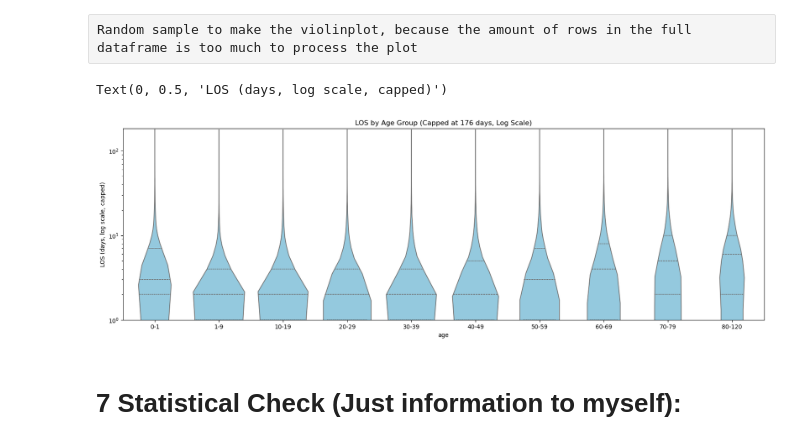
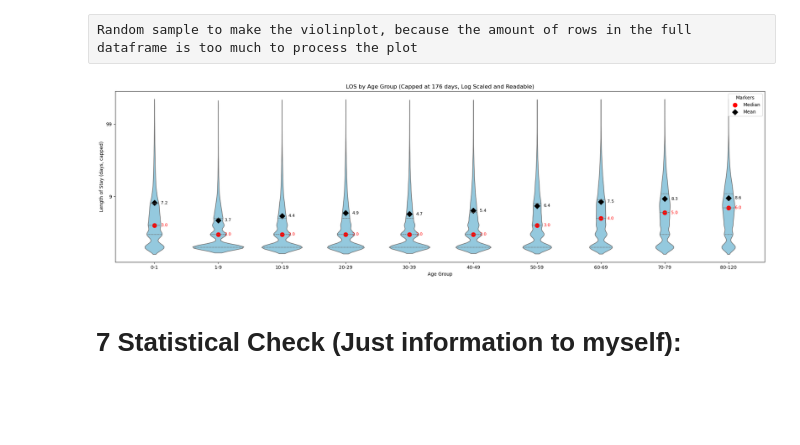
Before and after one commit to mirkopodunavak1996/EDAHospDischarges_Chile2001-2024, a Jupyter notebook: notebooks/General_Analysis_2001-2024_Bivariate(2).ipynb, the cells around one changed output. Cells and saved outputs as stored; diff of their text form; code cells hidden in the pictures; blank space fills up the shorter version.

Commit message:
Progress made on adding comments to the notebook, refining insights and fixing plots

```diff
--- a/notebooks/General_Analysis_2001-2024_Bivariate(2).ipynb
+++ b/notebooks/General_Analysis_2001-2024_Bivariate(2).ipynb
@@ -1012,16 +994,63 @@ LOS central tendency and spread was analyzed above taking each age group
 Random sample to make the violinplot, because the amount of rows in the full dataframe is too much to process the plot
 # %%
 pair2_sample = df.sample(frac=0.01, random_state=21)
-# %%
-plt.figure(figsize=(20, 6))
-sns.violinplot(data=pair2_sample, x="age", y="LOS_capped",inner="quartile", color="skyblue")
-plt.title("LOS by Age Group (Capped at 176 days, Log Scale)")
-plt.yscale("log")
-plt.ylim(1, pair2_sample["LOS_capped"].max() * 1.05)
-plt.ylabel("LOS (days, log scale, capped)")
-# %% [output]
-Text(0, 0.5, 'LOS (days, log scale, capped)')
-[figure, removed]
+# %%
+import numpy as np
+import seaborn as sns
+import matplotlib.pyplot as plt
+
+# Log-transform LOS (avoid log(0))
+pair2_sample["log_LOS_capped"] = np.log10(pair2_sample["LOS_capped"] + 1)
+
+plt.figure(figsize=(20, 6))
+ax = sns.violinplot(
+    data=pair2_sample,
+    x="age",
+    y="log_LOS_capped",
+    inner="quartile",
+    color="skyblue"
+)
+
+plt.title("LOS by Age Group (Capped at 176 days, Log Scaled and Readable)")
+
+# ---- Compute medians and means ----
+summary_stats = (
+    pair2_sample
+    .groupby("age")["LOS_capped"]
+    .agg(["median", "mean"])
+    .reset_index()
+)
+
+# ---- Dynamic tick labels ----
+max_val = pair2_sample["LOS_capped"].max()
+max_tick = int(np.ceil(np.log10(max_val + 1)))
+yticks = np.arange(0, max_tick + 1)
+plt.yticks(yticks, [f"{int(10**y - 1)}" for y in yticks])
+
+plt.ylabel("Length of Stay (days, capped)")
+plt.xlabel("Age Group")
+
+# ---- Overlay median and mean markers ----
+for i, row in summary_stats.iterrows():
+    x = i
+    median_y = np.log10(row["median"] + 1)
+    mean_y = np.log10(row["mean"] + 1)
+
+    # Median marker
+    ax.scatter(x, median_y, color="red", marker="o", s=80, label="Median" if i == 0 else "")
+    ax.text(x + 0.1, median_y, f"{row['median']:.1f}", color="red", va="center", fontsize=9)
+
+    # Mean marker
+    ax.scatter(x, mean_y, color="black", marker="D", s=70, label="Mean" if i == 0 else "")
+    ax.text(x + 0.1, mean_y, f"{row['mean']:.1f}", color="black", va="center", fontsize=9)
+
+# ---- Legend ----
+ax.legend(title="Markers", loc="upper right")
+
+plt.tight_layout()
+plt.show()
+# %% [output]
+[figure, added]
 # %% [markdown]
 # 7 Statistical Check (Just information to myself):
 # %% [raw]
```
Also changed, not shown: parts of 44 cells of this notebook.
